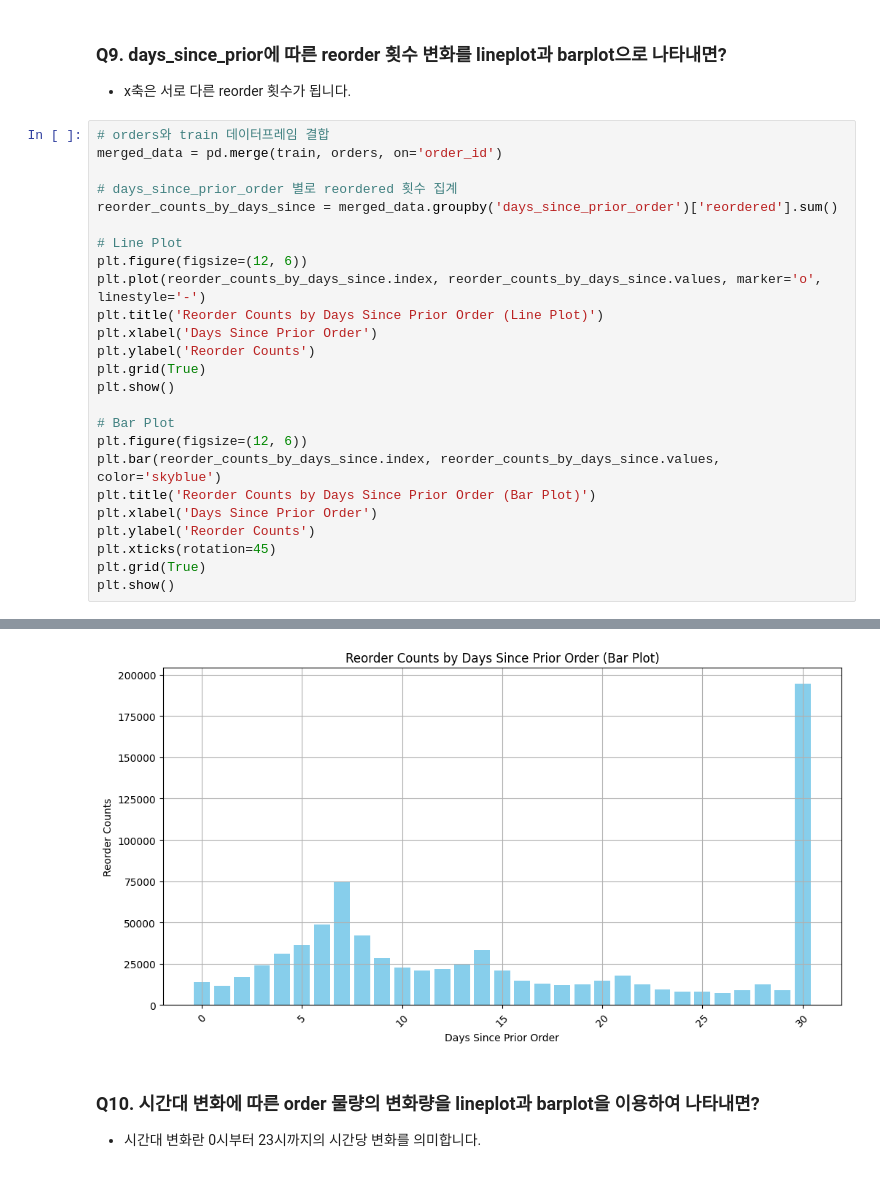
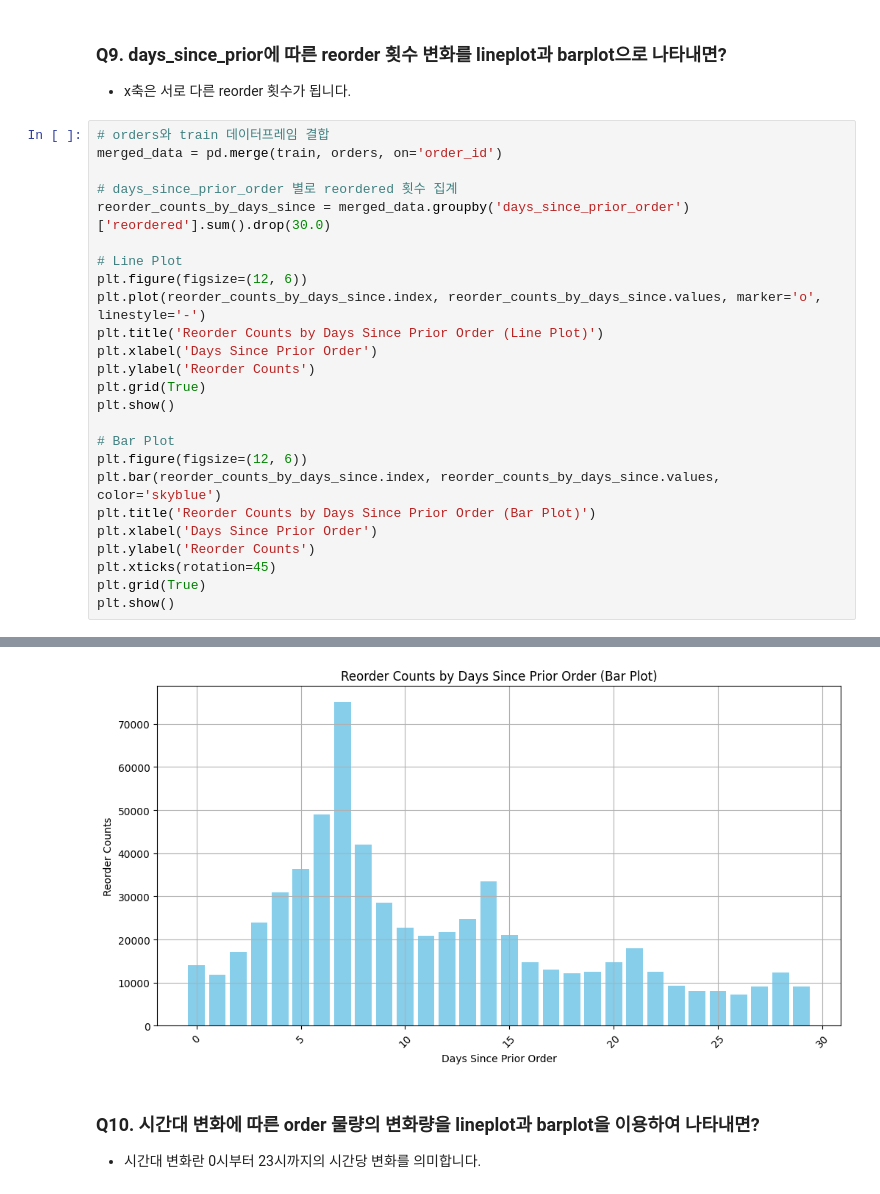
Before and after one commit to sy-grace/TIL, a Jupyter notebook: eda/240430-market-basket-analysis.ipynb, the cells around one changed output, grey strips where cells are left out. Cells and saved outputs as stored; diff of their text form.

```diff
--- a/eda/240430-market-basket-analysis.ipynb
+++ b/eda/240430-market-basket-analysis.ipynb
@@ -347,7 +363,7 @@ Name: reordered, dtype: int64
 merged_data = pd.merge(train, orders, on='order_id')
 
 # days_since_prior_order 별로 reordered 횟수 집계
-reorder_counts_by_days_since = merged_data.groupby('days_since_prior_order')['reordered'].sum()
+reorder_counts_by_days_since = merged_data.groupby('days_since_prior_order')['reordered'].sum().drop(30.0)
 
 # Line Plot
 plt.figure(figsize=(12, 6))
@@ -372,4 +388,4 @@ plt.show()
-[figure, old version]
+[figure, new version]
 # %% [markdown]
 ### Q10. 시간대 변화에 따른 order 물량의 변화량을 lineplot과 barplot을 이용하여 나타내면?
 
```
Also changed, not shown: parts of 3 cells of this notebook.
